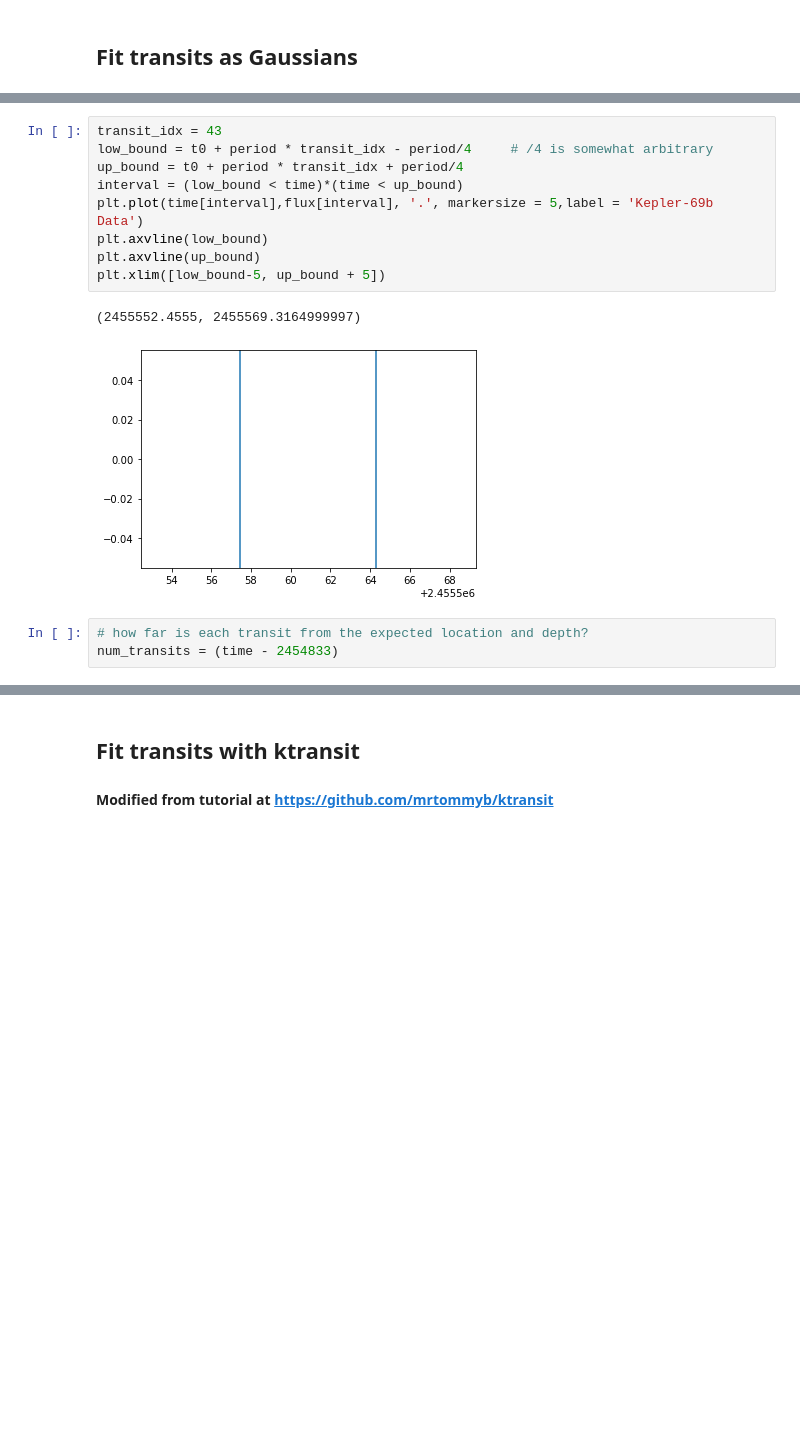
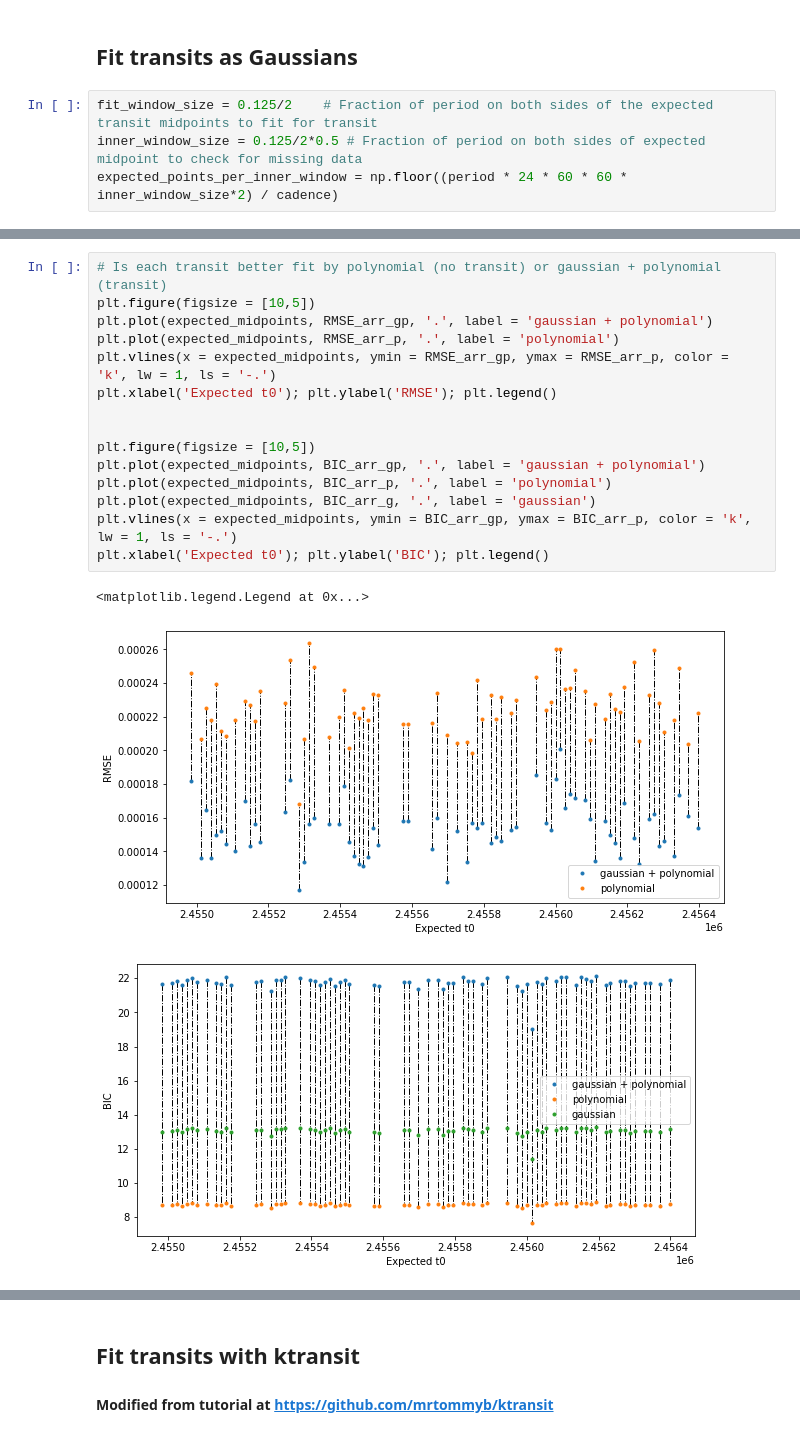
Before and after one commit to annazuckerman/transit-analysis, a Jupyter notebook: Fitting_transits.ipynb, the cells around one changed output, grey strips where cells are left out. Saved outputs shown, nothing was run; the diff lists cells and outputs as text; blank space fills up the shorter version.

```diff
--- a/Fitting_transits.ipynb
+++ b/Fitting_transits.ipynb
@@ -48,3 +120,7 @@ impact_parameter = 0.254                      # NOTE: This is mode but varies wi
 # %% [markdown]
 ## Fit transits as Gaussians
+# %%
+fit_window_size = 0.125/2    # Fraction of period on both sides of the expected transit midpoints to fit for transit
+inner_window_size = 0.125/2*0.5 # Fraction of period on both sides of expected midpoint to check for missing data
+expected_points_per_inner_window = np.floor((period * 24 * 60 * 60 * inner_window_size*2) / cadence)
 # %%
@@ -108,15 +307,19 @@ ValueError: `ydata` must not be empty!
-# %%
-transit_idx = 43
-low_bound = t0 + period * transit_idx - period/4     # /4 is somewhat arbitrary
-up_bound = t0 + period * transit_idx + period/4
-interval = (low_bound < time)*(time < up_bound)
-plt.plot(time[interval],flux[interval], '.', markersize = 5,label = 'Kepler-69b Data')
-plt.axvline(low_bound)
-plt.axvline(up_bound)
-plt.xlim([low_bound-5, up_bound + 5])
-# %% [output]
-(2455552.4555, 2455569.3164999997)
-[figure, removed]
-# %%
-# how far is each transit from the expected location and depth?
-num_transits = (time - 2454833)
+# %%
+# Is each transit better fit by polynomial (no transit) or gaussian + polynomial (transit)
+plt.figure(figsize = [10,5])
+plt.plot(expected_midpoints, RMSE_arr_gp, '.', label = 'gaussian + polynomial')
+plt.plot(expected_midpoints, RMSE_arr_p, '.', label = 'polynomial')
+plt.vlines(x = expected_midpoints, ymin = RMSE_arr_gp, ymax = RMSE_arr_p, color = 'k', lw = 1, ls = '-.')
+plt.xlabel('Expected t0'); plt.ylabel('RMSE'); plt.legend()
+
+
+plt.figure(figsize = [10,5])
+plt.plot(expected_midpoints, BIC_arr_gp, '.', label = 'gaussian + polynomial')
+plt.plot(expected_midpoints, BIC_arr_p, '.', label = 'polynomial')
+plt.plot(expected_midpoints, BIC_arr_g, '.', label = 'gaussian')
+plt.vlines(x = expected_midpoints, ymin = BIC_arr_gp, ymax = BIC_arr_p, color = 'k', lw = 1, ls = '-.')
+plt.xlabel('Expected t0'); plt.ylabel('BIC'); plt.legend()
+# %% [output]
+<matplotlib.legend.Legend at 0x...>
+[figure, added]
+[figure, added]
```
Also changed, not shown: parts of 29 cells of this notebook.
